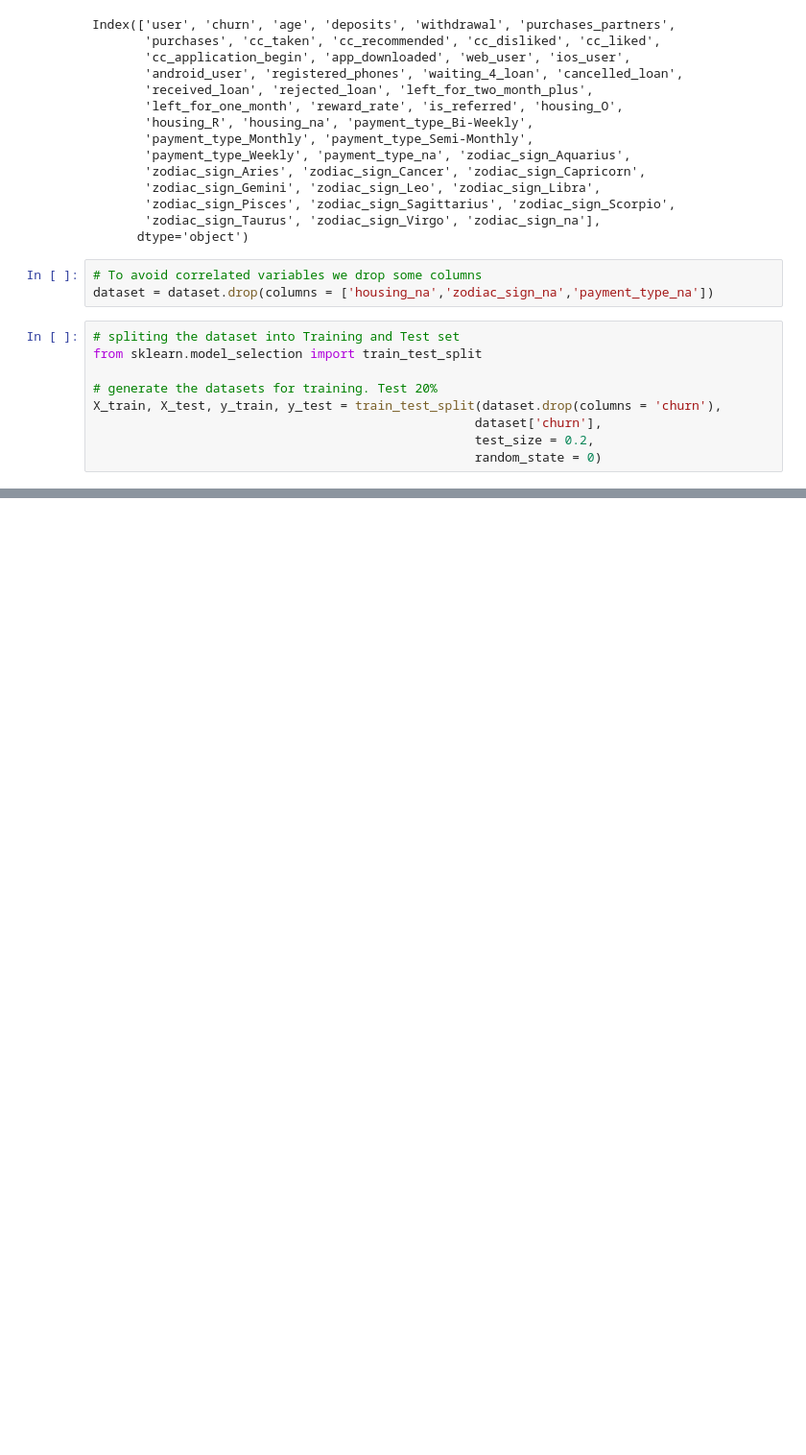
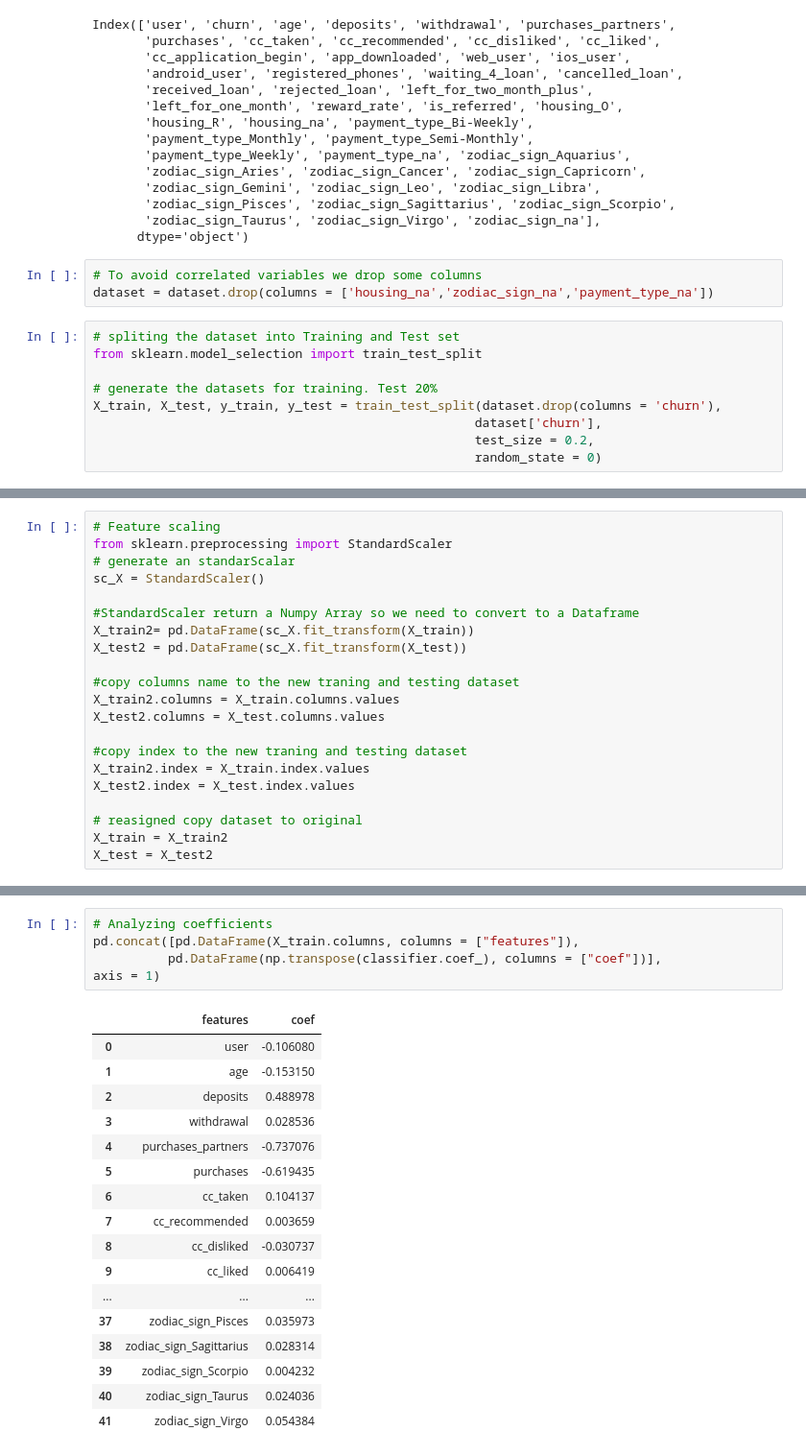
Before and after one commit to rjmanzo/machine-learning-6-practical-real-world-app, a Jupyter notebook: 4. Minimizing Churn Rate Through Analysis of Financial Habits/Machine_Learning_04_Minimizing_Churn_Rate_Through_Analysis_of_Financial_Habits (Part 2).ipynb, the cells around one changed output, grey strips where cells are left out. Shown at 96% size. Cells and saved outputs as stored; diff of their text form; blank space fills up the shorter version.

```diff
--- a/4. Minimizing Churn Rate Through Analysis of Financial Habits/Machine_Learning_04_Minimizing_Churn_Rate_Through_Analysis_of_Financial_Habits (Part 2).ipynb
+++ b/4. Minimizing Churn Rate Through Analysis of Financial Habits/Machine_Learning_04_Minimizing_Churn_Rate_Through_Analysis_of_Financial_Habits (Part 2).ipynb
@@ -95,0 +151,21 @@ X_train, X_test, y_train, y_test = train_test_split(dataset.drop(columns = 'chur
+# %%
+# Feature scaling
+from sklearn.preprocessing import StandardScaler
+# generate an standarScalar
+sc_X = StandardScaler()
+
+#StandardScaler return a Numpy Array so we need to convert to a Dataframe
+X_train2= pd.DataFrame(sc_X.fit_transform(X_train))
+X_test2 = pd.DataFrame(sc_X.fit_transform(X_test))
+
+#copy columns name to the new traning and testing dataset
+X_train2.columns = X_train.columns.values
+X_test2.columns = X_test.columns.values
+
+#copy index to the new traning and testing dataset
+X_train2.index = X_train.index.values
+X_test2.index = X_test.index.values
+
+# reasigned copy dataset to original
+X_train = X_train2
+X_test = X_test2
@@ -95,0 +245,23 @@ X_train, X_test, y_train, y_test = train_test_split(dataset.drop(columns = 'chur
+# %%
+# Analyzing coefficients
+pd.concat([pd.DataFrame(X_train.columns, columns = ["features"]),
+          pd.DataFrame(np.transpose(classifier.coef_), columns = ["coef"])],
+axis = 1)
+# %% [output]
+|  | features | coef |
+| 0 | user | -0.106080 |
+| 1 | age | -0.153150 |
+| 2 | deposits | 0.488978 |
+| 3 | withdrawal | 0.028536 |
+| 4 | purchases_partners | -0.737076 |
+| 5 | purchases | -0.619435 |
+| 6 | cc_taken | 0.104137 |
+| 7 | cc_recommended | 0.003659 |
+| 8 | cc_disliked | -0.030737 |
+| 9 | cc_liked | 0.006419 |
+| ... | ... | ... |
+| 37 | zodiac_sign_Pisces | 0.035973 |
+| 38 | zodiac_sign_Sagittarius | 0.028314 |
+| 39 | zodiac_sign_Scorpio | 0.004232 |
+| 40 | zodiac_sign_Taurus | 0.024036 |
+| 41 | zodiac_sign_Virgo | 0.054384 |
```
Also changed, not shown: parts of 13 cells of this notebook.
